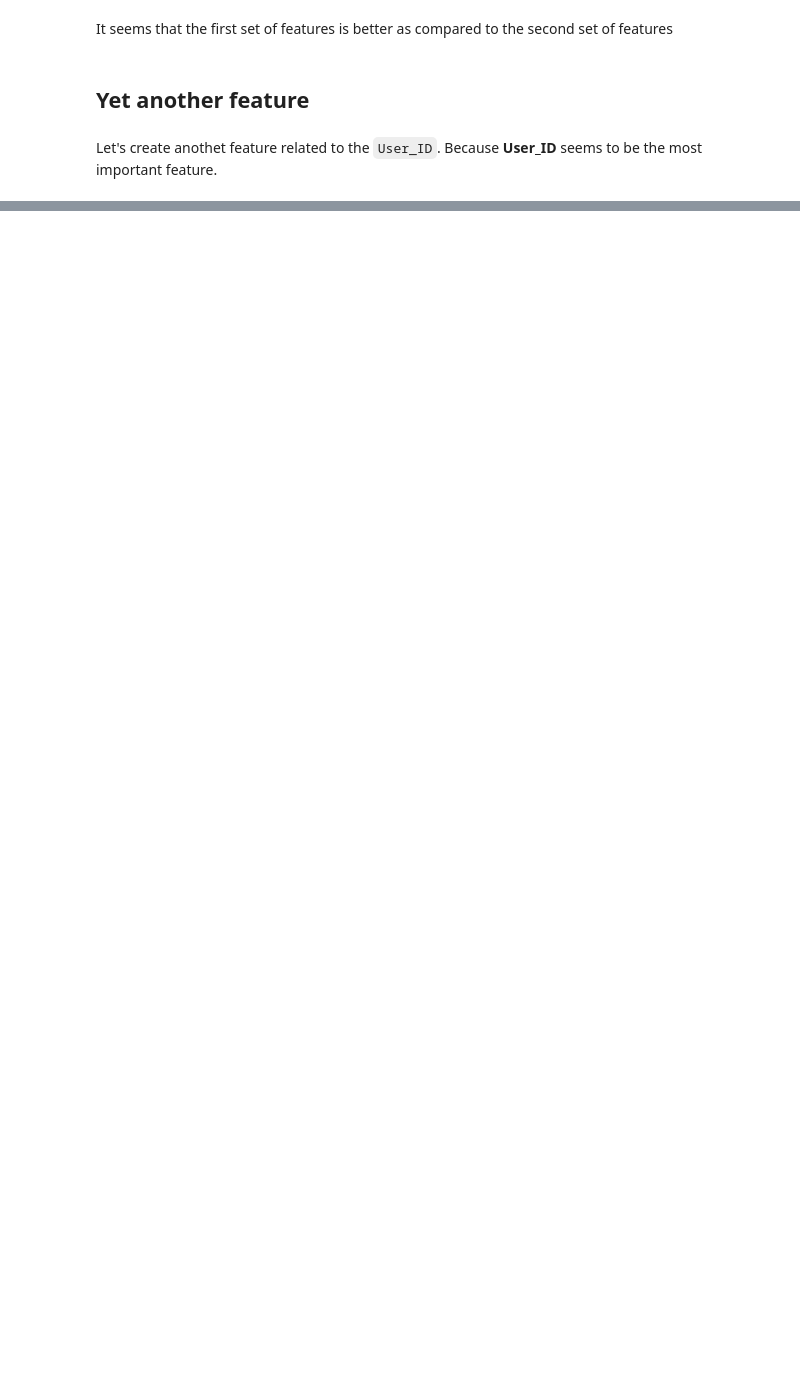
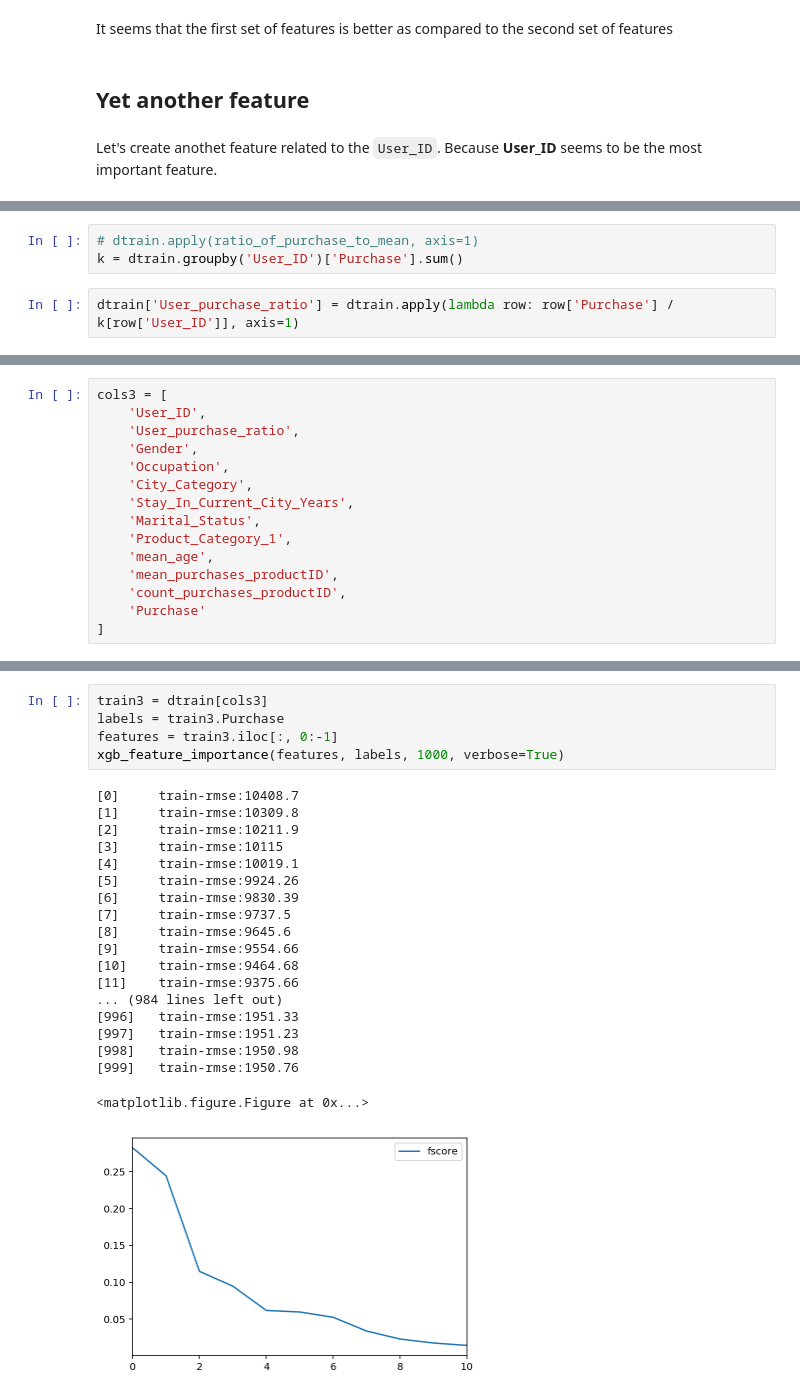
Before and after one commit to MayukhSobo/AnalyticsVidya_Contests, a Jupyter notebook: BF_customer_behaviour/feature_creation_xgb_importance.ipynb, the cells around one changed output, grey strips where cells are left out. Cells and saved outputs as stored; diff of their text form; blank space fills up the shorter version.

```diff
--- a/BF_customer_behaviour/feature_creation_xgb_importance.ipynb
+++ b/BF_customer_behaviour/feature_creation_xgb_importance.ipynb
@@ -168,0 +172,5 @@
+# %%
+# dtrain.apply(ratio_of_purchase_to_mean, axis=1)
+k = dtrain.groupby('User_ID')['Purchase'].sum()
+# %%
+dtrain['User_purchase_ratio'] = dtrain.apply(lambda row: row['Purchase'] / k[row['User_ID']], axis=1)
@@ -168,0 +179,15 @@
+# %%
+cols3 = [
+    'User_ID',
+    'User_purchase_ratio',
+    'Gender',
+    'Occupation',
+    'City_Category',
+    'Stay_In_Current_City_Years',
+    'Marital_Status',
+    'Product_Category_1',
+    'mean_age',
+    'mean_purchases_productID',
+    'count_purchases_productID',
+    'Purchase'
+]
@@ -168,0 +203,25 @@
+# %%
+train3 = dtrain[cols3]
+labels = train3.Purchase
+features = train3.iloc[:, 0:-1]
+xgb_feature_importance(features, labels, 1000, verbose=True)
+# %% [output]
+[0]     train-rmse:10408.7
+[1]     train-rmse:10309.8
+[2]     train-rmse:10211.9
+[3]     train-rmse:10115
+[4]     train-rmse:10019.1
+[5]     train-rmse:9924.26
+[6]     train-rmse:9830.39
+[7]     train-rmse:9737.5
+[8]     train-rmse:9645.6
+[9]     train-rmse:9554.66
+[10]    train-rmse:9464.68
+[11]    train-rmse:9375.66
+... (984 lines left out)
+[996]   train-rmse:1951.33
+[997]   train-rmse:1951.23
+[998]   train-rmse:1950.98
+[999]   train-rmse:1950.76
+<matplotlib.figure.Figure at 0x...>
+[figure, added]
```
Also changed, not shown: parts of 5 cells of this notebook.
